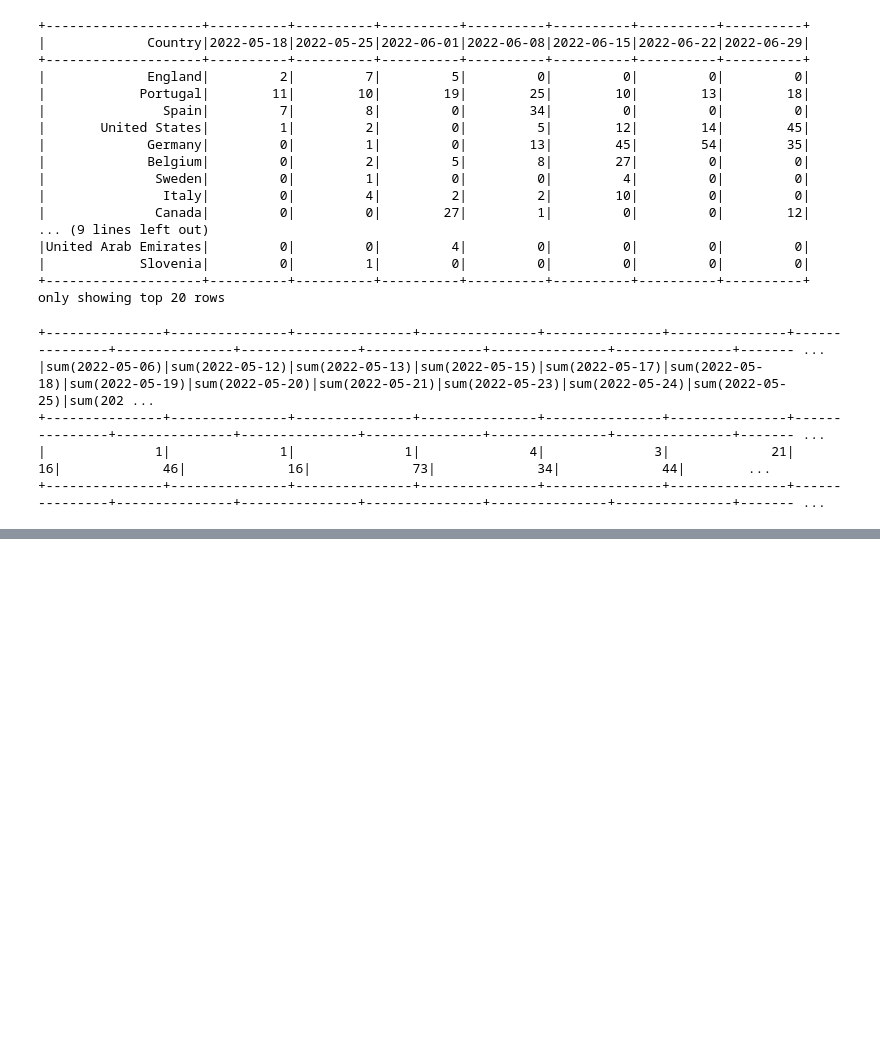
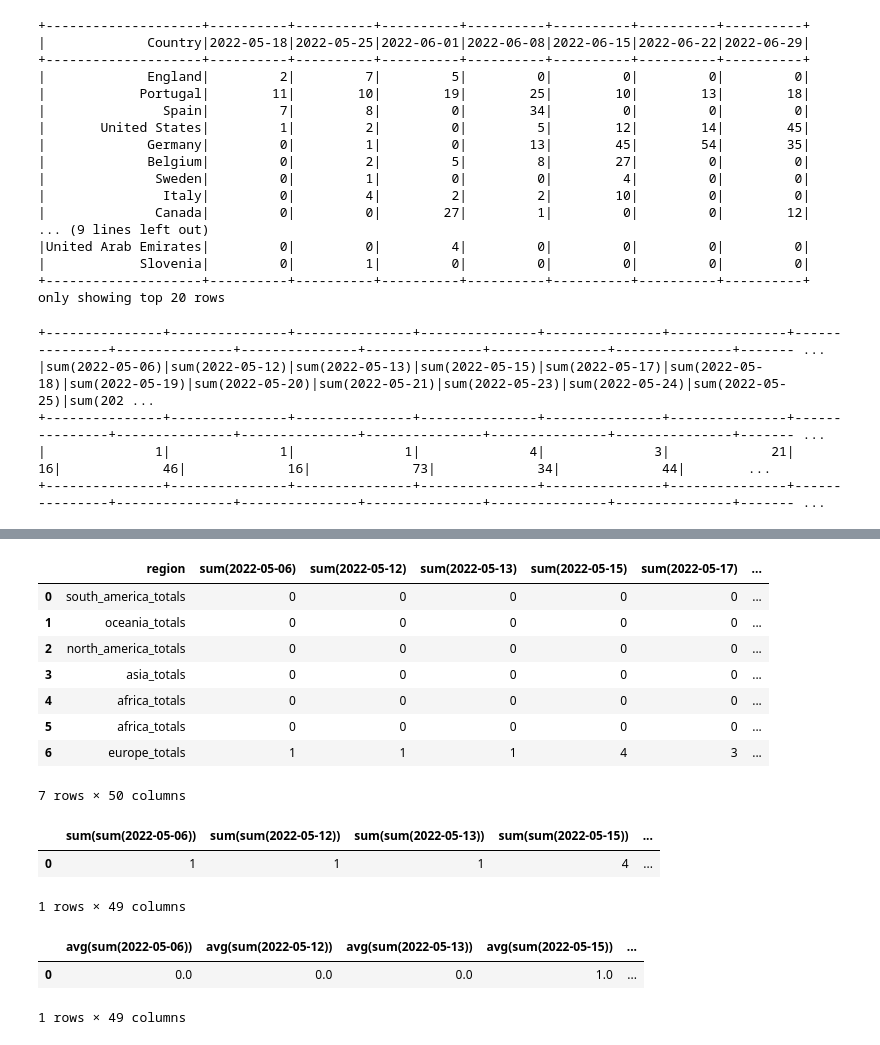
Before and after one commit to DyPeterson/monkeypox, a Jupyter notebook: notebooks/dyl.ipynb, the cells around one changed output, grey strips where cells are left out. Saved outputs shown, nothing was run; the diff lists cells and outputs as text; code cells hidden in the pictures; blank space fills up the shorter version.

Commit message:
add final agg function

```diff
--- a/notebooks/dyl.ipynb
+++ b/notebooks/dyl.ipynb
@@ -249,9 +267,40 @@ region_df = region_df.withColumnRenamed('sum(Country)', 'region')
+# %%
+dropped_df = region_df.drop('region')
+agg2_df = region_df.withColumn('total', reduce(column_add, (dropped_df[col] for col in dropped_df.columns)))
 # %%
-agg2_df = region_df.drop('region')
-agg2_df = agg2_df.withColumn('total', reduce(column_add, (region_df[col] for col in agg2_df.columns)))
+# agg2_df = region_df.drop('region')
+# agg2_df = agg2_df.withColumn('total', reduce(column_add, (region_df[col] for col in agg2_df.columns)))
 # %%
 # daily stats followed by the total of each recorded date
-agg2_df.show()
+# agg2_df.show()
+agg2_df.toPandas()
+# %% [output]
+|  | region | sum(2022-05-06) | sum(2022-05-12) | sum(2022-05-13) | sum(2022-05-15) | sum(2022-05-17) | ... |
+| 0 | south_america_totals | 0 | 0 | 0 | 0 | 0 | ... |
+| 1 | oceania_totals | 0 | 0 | 0 | 0 | 0 | ... |
+| 2 | north_america_totals | 0 | 0 | 0 | 0 | 0 | ... |
+| 3 | asia_totals | 0 | 0 | 0 | 0 | 0 | ... |
+| 4 | africa_totals | 0 | 0 | 0 | 0 | 0 | ... |
+| 5 | africa_totals | 0 | 0 | 0 | 0 | 0 | ... |
+| 6 | europe_totals | 1 | 1 | 1 | 4 | 3 | ... |
+7 rows × 50 columns
 # %%
-#Total for each recorded date and total of totals
-agg2_df.groupBy().sum().show()
+#Total for each recorded date and total of totals for the world
+world_total_df = agg2_df.groupBy().sum()
+world_total_df.toPandas()
+# %% [output]
+|  | sum(sum(2022-05-06)) | sum(sum(2022-05-12)) | sum(sum(2022-05-13)) | sum(sum(2022-05-15)) | ... |
+| 0 | 1 | 1 | 1 | 4 | ... |
+1 rows × 49 columns
+# %%
+from pyspark.sql.functions import mean
+
+#Averages of worldwide cases
+
+agg3_df = agg2_df.groupBy().mean()
+agg3_pd_df = agg3_df.toPandas()
+agg3_pd_df.round()
+# %% [output]
+|  | avg(sum(2022-05-06)) | avg(sum(2022-05-12)) | avg(sum(2022-05-13)) | avg(sum(2022-05-15)) | ... |
+| 0 | 0.0 | 0.0 | 0.0 | 1.0 | ... |
+1 rows × 49 columns
```
Also changed, not shown: parts of 3 cells of this notebook.
